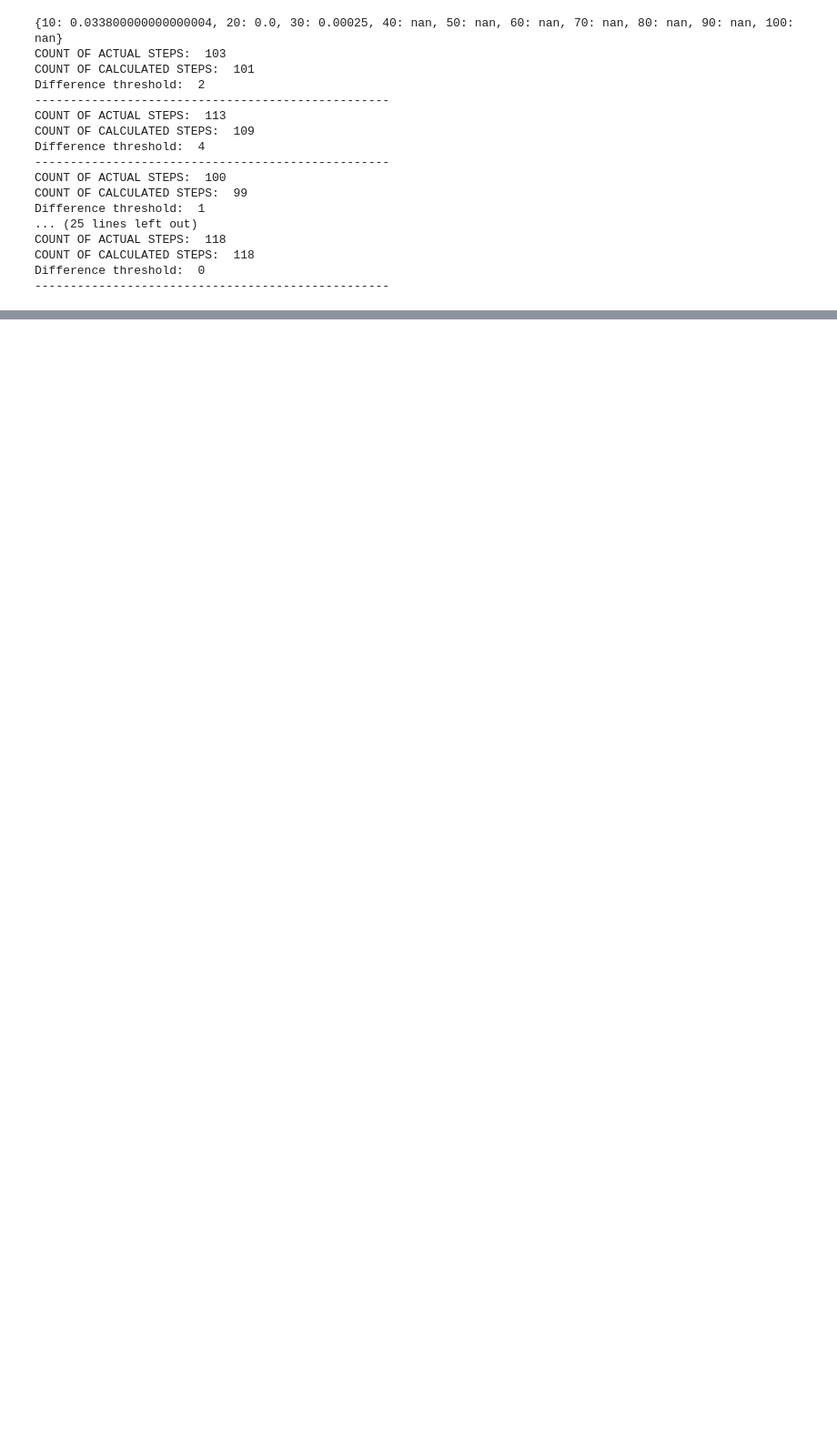
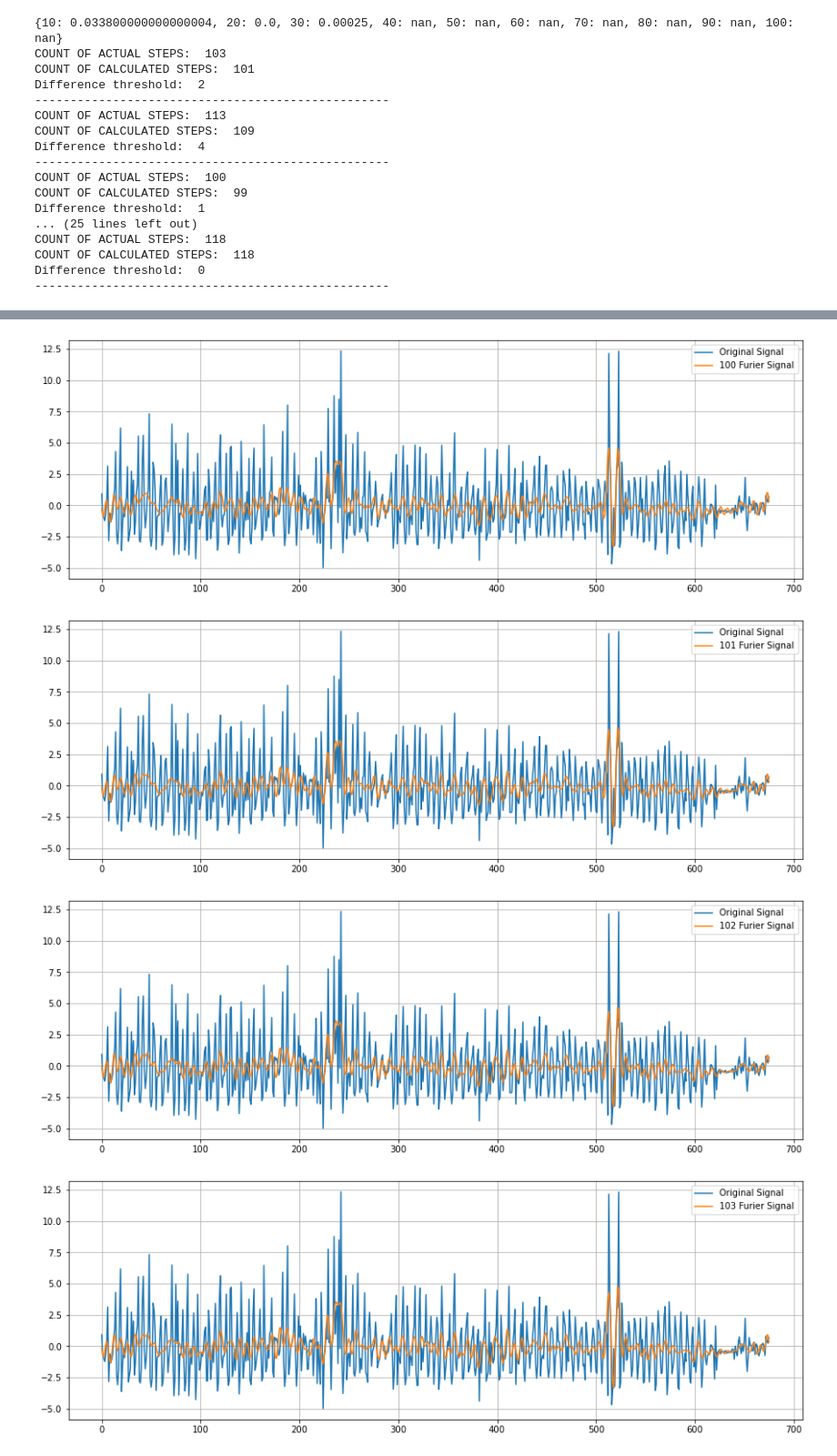
Before and after one commit to saashd/IOT-Project, a Jupyter notebook: app/src/main/python/calcStepsAlgoJupyter.ipynb, the cells around one changed output, grey strips where cells are left out. Shown at 91% size. Drawn from its saved outputs; the diff is of its cells as text; code cells hidden in the pictures; blank space fills up the shorter version.

```diff
--- a/app/src/main/python/calcStepsAlgoJupyter.ipynb
+++ b/app/src/main/python/calcStepsAlgoJupyter.ipynb
@@ -249,0 +316,44 @@ Difference threshold:  12
+# %%
+actual_steps=None
+t_arr=[]
+x_arr=[]
+y_arr=[]
+z_arr=[]
+mag_arr=[]
+mean_mag_arr=[]
+# Read data from csv file
+with open("data/walking/walk_1.csv", newline='') as csvfile:
+    for i,row in enumerate(csvfile):
+        row=row.replace("\n","")
+        row=row.replace('"',"")
+        row = row.split(',')
+        if i==3:
+            actual_steps=int(row[1])
+        if i>=6:
+            row=[float(j) for j in row]
+            t_arr.append(row[0])
+            x_arr.append(row[1])
+            y_arr.append(row[2])
+            z_arr.append(row[3])
+
+# Compute magnitude and normalize it.
+x_arr=np.array(x_arr)
+y_arr=np.array(y_arr)
+z_arr=np.array(z_arr)
+mag_arr = np.sqrt(x_arr**2 + y_arr**2 + z_arr**2)
+mean_mag_arr=mag_arr-np.mean(mag_arr)
+# %%
+for k in range(100,10000):
+    signal=fourier_extrapolation(mean_mag_arr, k)
+    if prev_signal is None:
+        prev_signal=signal
+    else:
+        mse = (np.square(signal - mean_mag_arr)).mean(axis=0)
+        if mse< 4.0:
+            print(mse)
+            break
+# %% [output]
+[figure, added]
+[figure, added]
+[figure, added]
+[figure, added]
```
Also changed, not shown: parts of 6 cells of this notebook, 37 other files.
